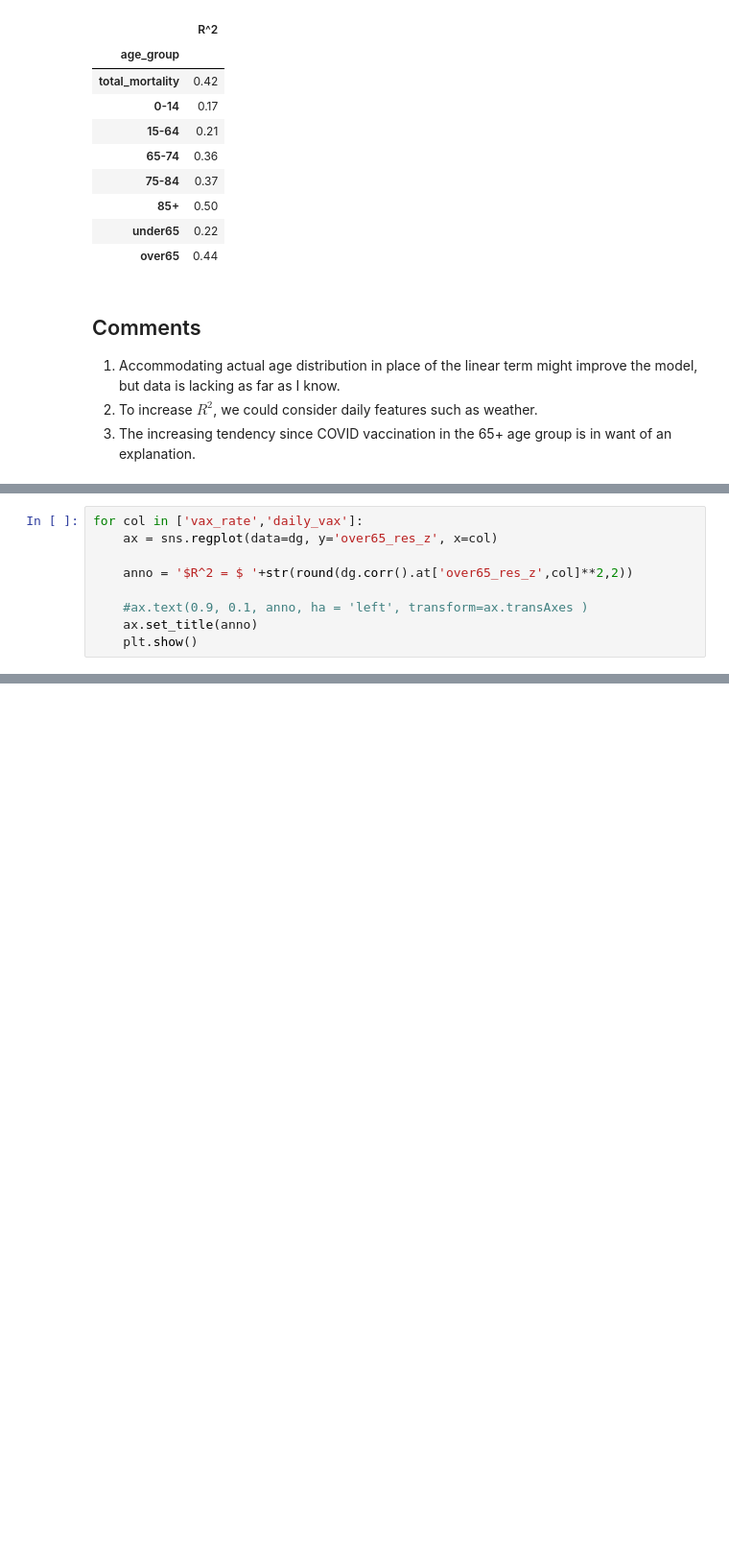
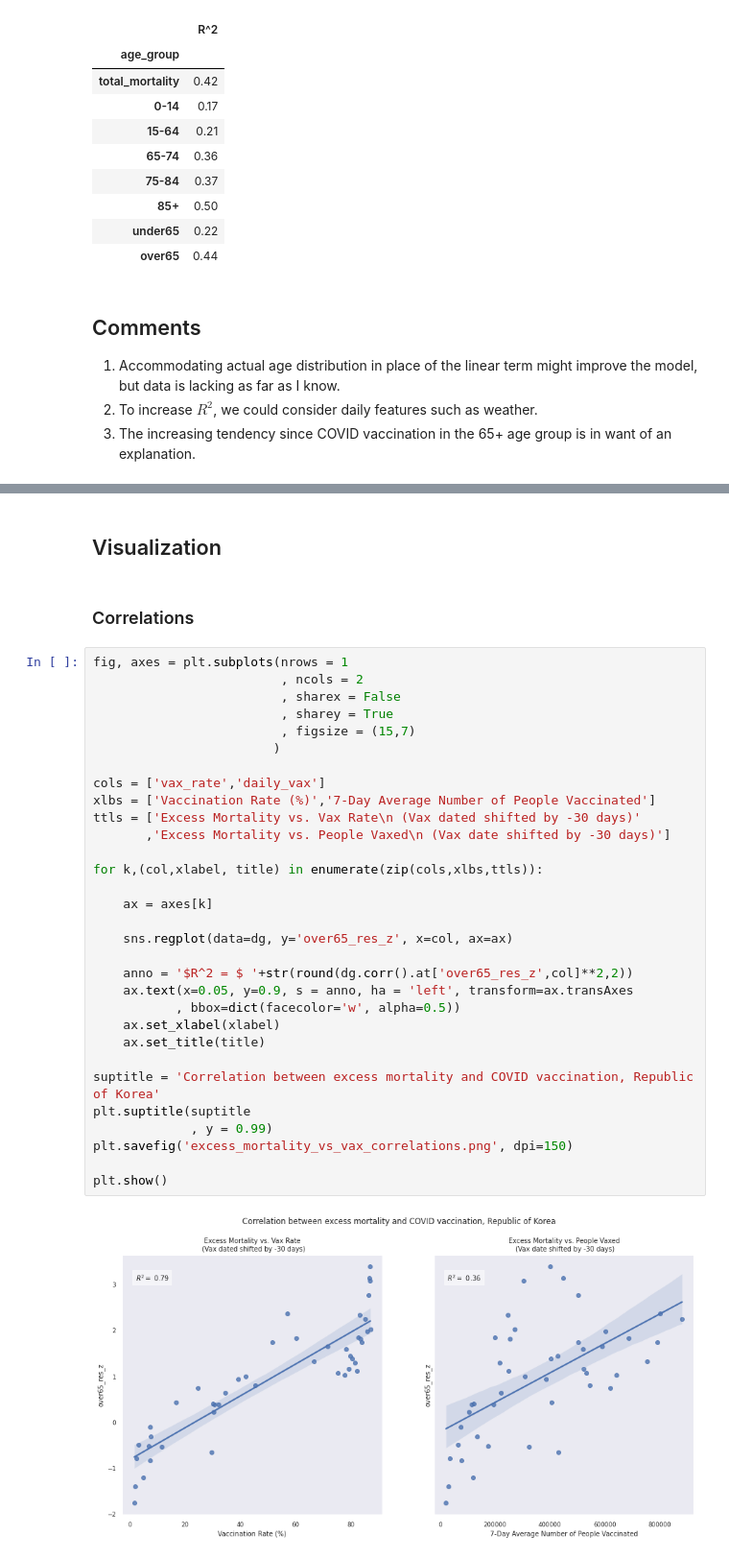
Before and after one commit to unifey/excess-mortality-ROK, a Jupyter notebook: excess-mortality-rok.ipynb, the cells around one changed output, grey strips where cells are left out. Shown at 96% size. Saved outputs shown, nothing was run; the diff lists cells and outputs as text; blank space fills up the shorter version.

Commit message:
Kaggle Notebook | Excess Mortality ROK | Version 10

```diff
--- a/excess-mortality-rok.ipynb
+++ b/excess-mortality-rok.ipynb
@@ -407,9 +372,0 @@ dg = df[['over65_res_z']].join(dv, how='inner')
-# %%
-for col in ['vax_rate','daily_vax']:
-    ax = sns.regplot(data=dg, y='over65_res_z', x=col)
-
-    anno = '$R^2 = $ '+str(round(dg.corr().at['over65_res_z',col]**2,2))
-
-    #ax.text(0.9, 0.1, anno, ha = 'left', transform=ax.transAxes )
-    ax.set_title(anno)
-    plt.show()
@@ -447,0 +373,37 @@ Correlation: 0.6
+# %% [markdown]
+## Visualization
+# %% [markdown]
+### Correlations
+# %%
+fig, axes = plt.subplots(nrows = 1
+                         , ncols = 2
+                         , sharex = False
+                         , sharey = True
+                         , figsize = (15,7)
+                        )
+
+cols = ['vax_rate','daily_vax']
+xlbs = ['Vaccination Rate (%)','7-Day Average Number of People Vaccinated']
+ttls = ['Excess Mortality vs. Vax Rate\n (Vax dated shifted by -30 days)'
+       ,'Excess Mortality vs. People Vaxed\n (Vax date shifted by -30 days)']
+
+for k,(col,xlabel, title) in enumerate(zip(cols,xlbs,ttls)):
+
+    ax = axes[k]
+
+    sns.regplot(data=dg, y='over65_res_z', x=col, ax=ax)
+
+    anno = '$R^2 = $ '+str(round(dg.corr().at['over65_res_z',col]**2,2))
+    ax.text(x=0.05, y=0.9, s = anno, ha = 'left', transform=ax.transAxes
+           , bbox=dict(facecolor='w', alpha=0.5))
+    ax.set_xlabel(xlabel)
+    ax.set_title(title)
+
+suptitle = 'Correlation between excess mortality and COVID vaccination, Republic of Korea'
+plt.suptitle(suptitle
+             , y = 0.99)
+plt.savefig('excess_mortality_vs_vax_correlations.png', dpi=150)
+
+plt.show()
+# %% [output]
+[figure, added]
```
Also changed, not shown: parts of 11 cells of this notebook.
